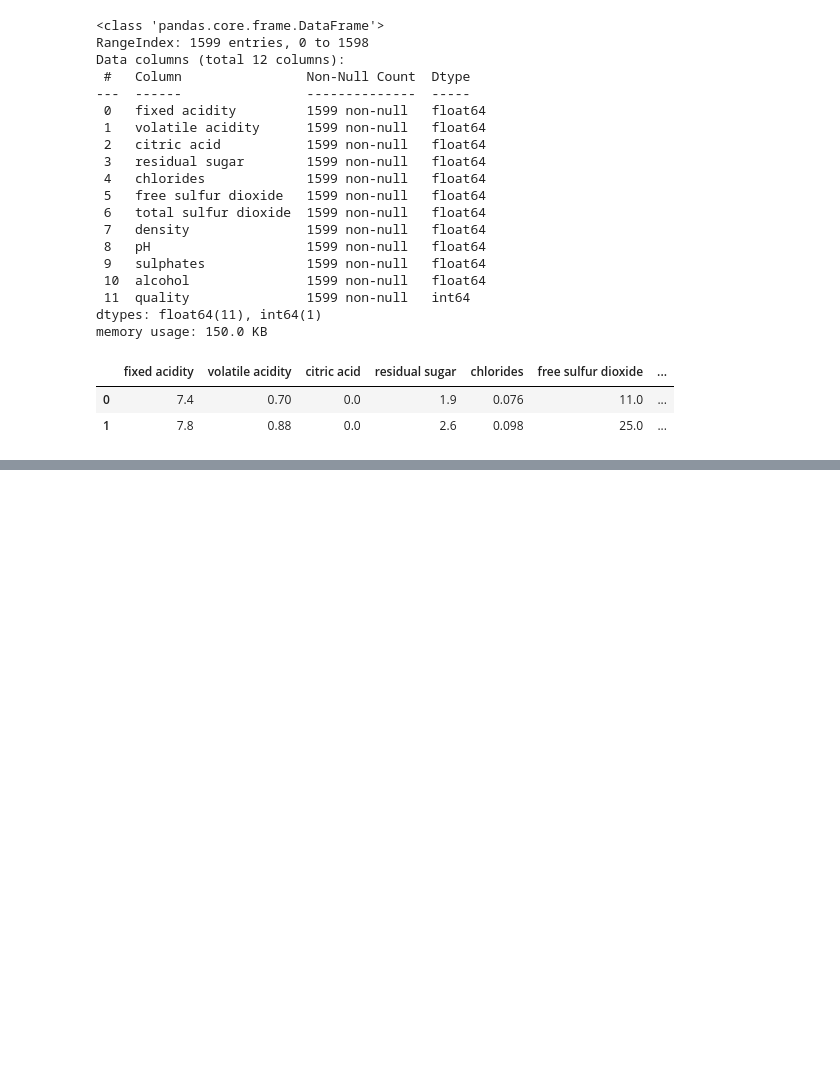
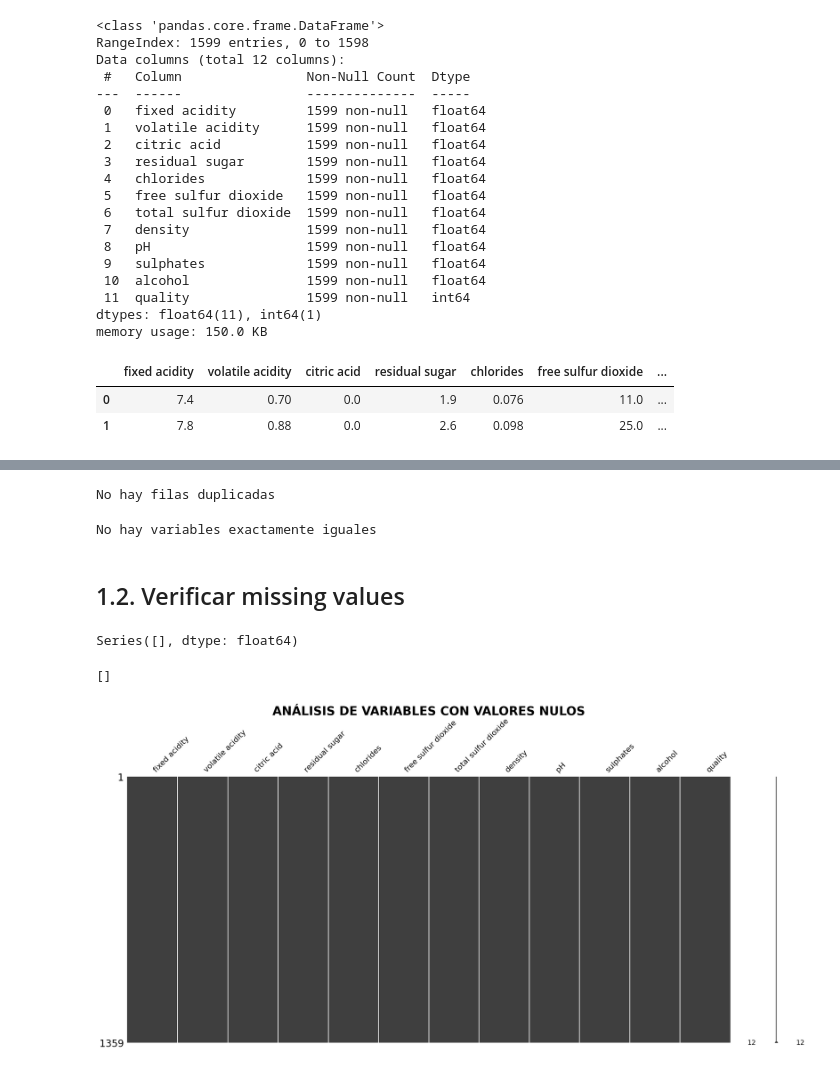
Before and after one commit to jjimvar/intro-ml, a Jupyter notebook: src/08-knn.ipynb, the cells around one changed output, grey strips where cells are left out. Saved outputs shown, nothing was run; the diff lists cells and outputs as text; code cells hidden in the pictures; blank space fills up the shorter version.

```diff
--- a/src/08-knn.ipynb
+++ b/src/08-knn.ipynb
@@ -109,0 +97,30 @@ df.head(2)
+# %%
+#Eliminamos las filas duplicadas
+df.drop_duplicates(keep="last", inplace=True)
+## Verificamos que se han eliminado correctamente
+fil_dup=df.duplicated(keep="last") #Fila duplicada ultima aparicion
+print("No hay filas duplicadas" if fil_dup.sum()==0 else f"Hay {fil_dup.sum()} filas duplicadas")
+# %% [output]
+No hay filas duplicadas
+# %%
+#Trasponemos las columnas para verificar que toda la fila (variable) no sea igual a otra
+col_dup=df.T.duplicated(keep="last")
+print("No hay variables exactamente iguales" if col_dup.sum()==0 else f"Hay {fil_dup.sum()} variables exactamente iguales")
+# %% [output]
+No hay variables exactamente iguales
+# %% [markdown]
+## 1.2. Verificar missing values
+# %%
+#Mostramos columnas con valores nulos
+nulos=df.isna().sum()/len(df)*100
+nulos[nulos>0.1]
+# %% [output]
+Series([], dtype: float64)
+# %%
+#Gráficamente
+msno.matrix(df)
+plt.title("ANÁLISIS DE VARIABLES CON VALORES NULOS", fontweight="bold", size=25)
+plt.plot()
+# %% [output]
+[]
+[figure, added]
```
Also changed, not shown: parts of 41 cells of this notebook, 13 other files.
